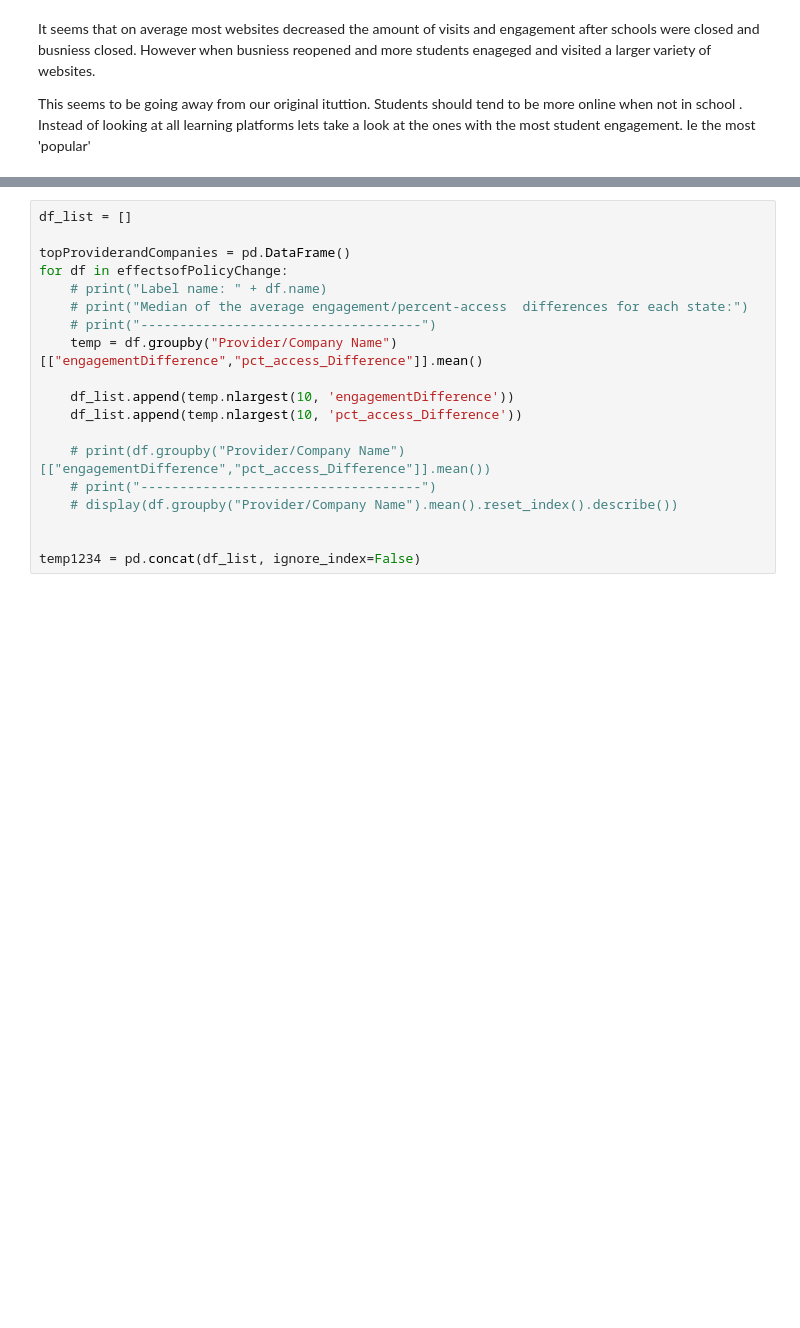
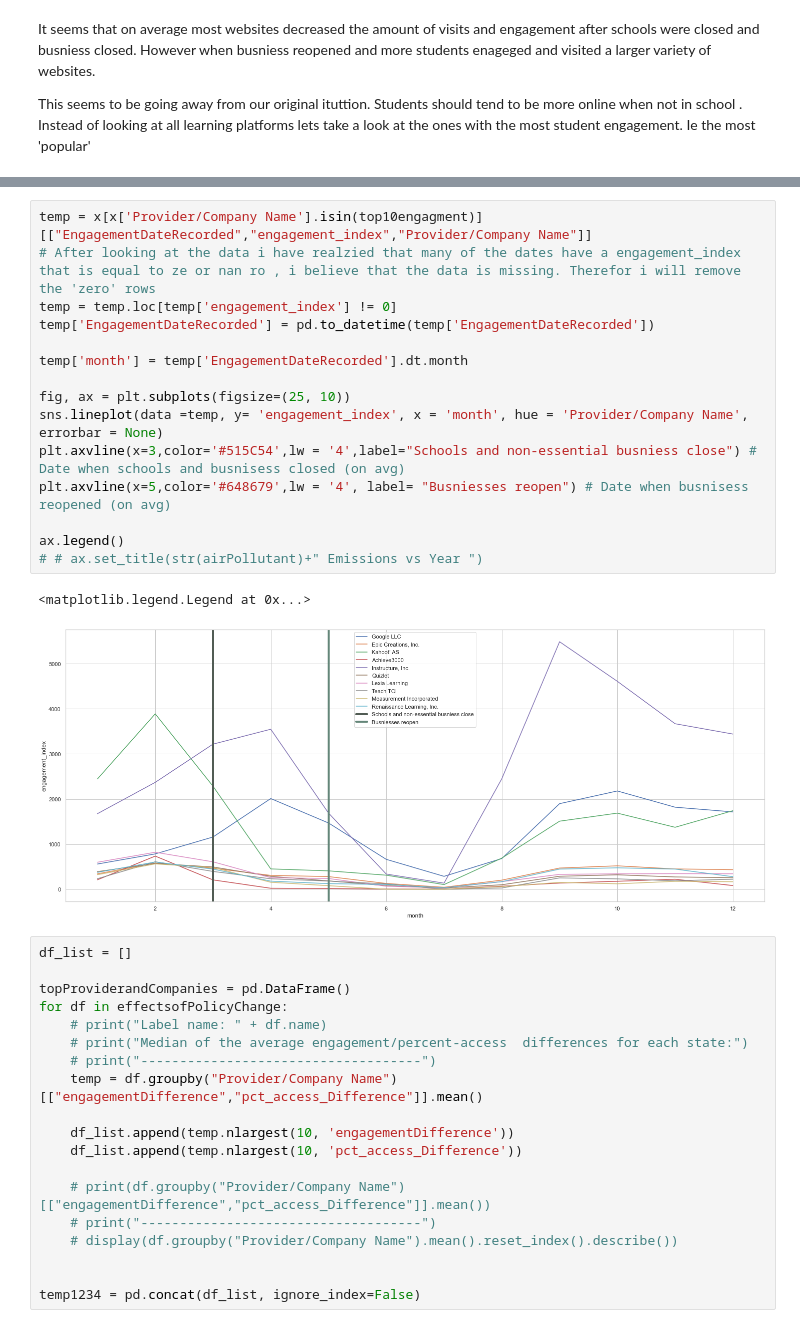
Before and after one commit to AditJainn/Math1130Project, a Jupyter notebook: AditProjectCode.ipynb, the cells around one changed output, grey strips where cells are left out. Saved outputs shown, nothing was run; the diff lists cells and outputs as text; blank space fills up the shorter version.

```diff
--- a/AditProjectCode.ipynb
+++ b/AditProjectCode.ipynb
@@ -511,3 +606,21 @@ workingDf.groupby("Provider/Company Name").mean().reset_index().describe()
+# %%
+temp = x[x['Provider/Company Name'].isin(top10engagment)][["EngagementDateRecorded","engagement_index","Provider/Company Name"]]
+# After looking at the data i have realzied that many of the dates have a engagement_index that is equal to ze or nan ro , i believe that the data is missing. Therefor i will remove the 'zero' rows
+temp = temp.loc[temp['engagement_index'] != 0]
+temp['EngagementDateRecorded'] = pd.to_datetime(temp['EngagementDateRecorded'])
+
+temp['month'] = temp['EngagementDateRecorded'].dt.month
+
+fig, ax = plt.subplots(figsize=(25, 10))
+sns.lineplot(data =temp, y= 'engagement_index', x = 'month', hue = 'Provider/Company Name', errorbar = None)
+plt.axvline(x=3,color='#515C54',lw = '4',label="Schools and non-essential busniess close") # Date when schools and busnisess closed (on avg)
+plt.axvline(x=5,color='#648679',lw = '4', label= "Busniesses reopen") # Date when busnisess reopened (on avg)
+
+ax.legend()
+# # ax.set_title(str(airPollutant)+" Emissions vs Year ")
+# %% [output]
+<matplotlib.legend.Legend at 0x...>
+[figure, added]
 # %%
 df_list = []
 
```
Also changed, not shown: parts of 19 cells of this notebook.
